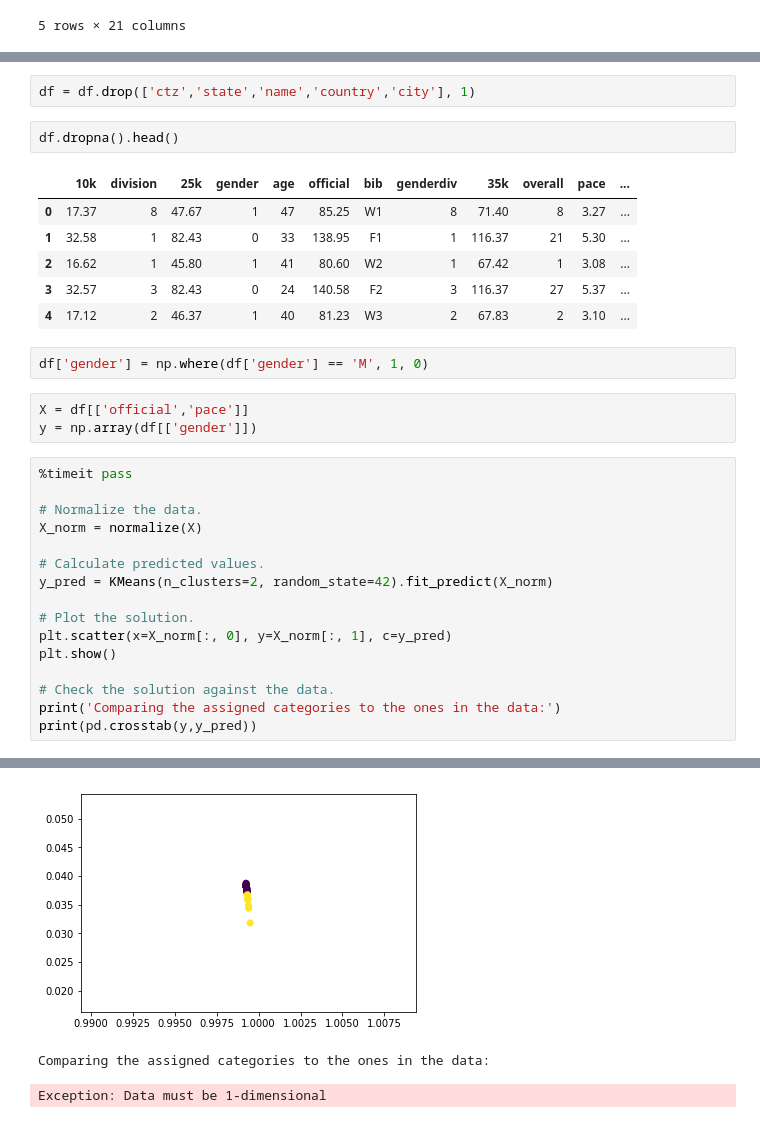
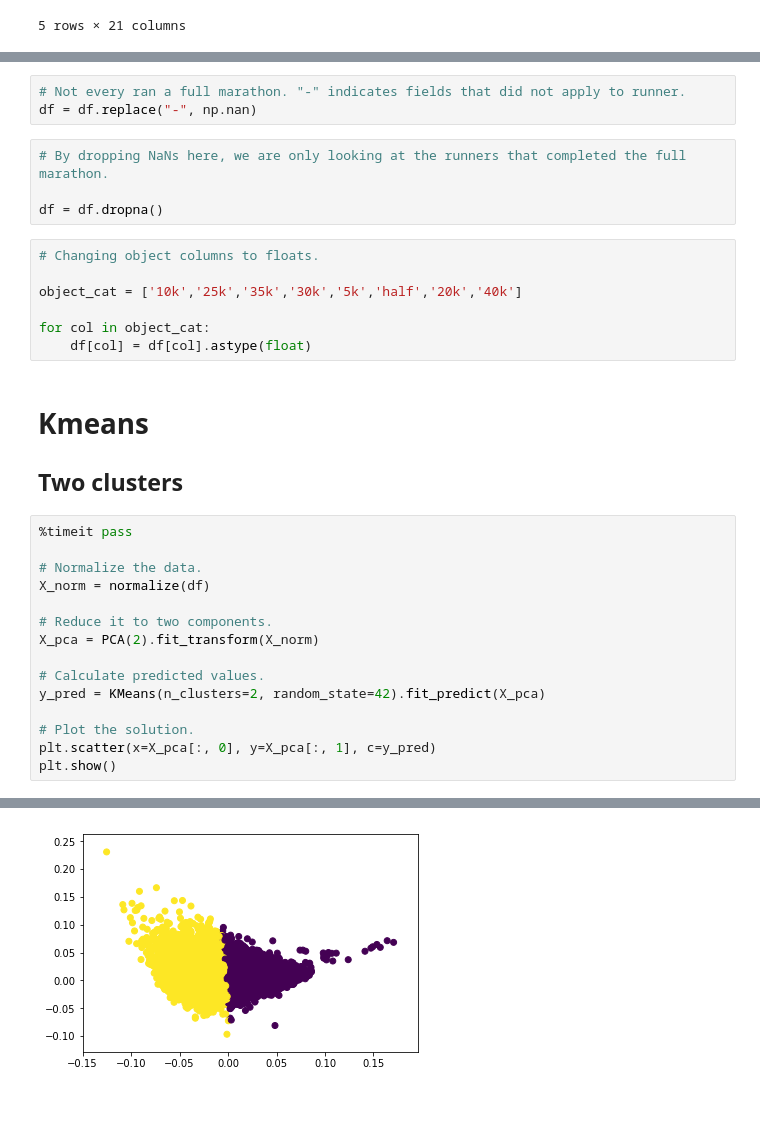
Before and after one commit to jlinGG/Thinkful-DS-Bootcamp, a Jupyter notebook: Challenge-4-2-5.ipynb, the cells around one changed output, grey strips where cells are left out. Saved outputs shown, nothing was run; the diff lists cells and outputs as text.

Commit message:
update boston marathon challenge

```diff
--- a/Challenge-4-2-5.ipynb
+++ b/Challenge-4-2-5.ipynb
@@ -52,33 +77,34 @@ memory usage: 5.1+ MB
-# %%
-df = df.drop(['ctz','state','name','country','city'], 1)
-# %%
-df.dropna().head()
-# %% [output]
-|  | 10k | division | 25k | gender | age | official | bib | genderdiv | 35k | overall | pace | ... |
-| 0 | 17.37 | 8 | 47.67 | 1 | 47 | 85.25 | W1 | 8 | 71.40 | 8 | 3.27 | ... |
-| 1 | 32.58 | 1 | 82.43 | 0 | 33 | 138.95 | F1 | 1 | 116.37 | 21 | 5.30 | ... |
-| 2 | 16.62 | 1 | 45.80 | 1 | 41 | 80.60 | W2 | 1 | 67.42 | 1 | 3.08 | ... |
-| 3 | 32.57 | 3 | 82.43 | 0 | 24 | 140.58 | F2 | 3 | 116.37 | 27 | 5.37 | ... |
-| 4 | 17.12 | 2 | 46.37 | 1 | 40 | 81.23 | W3 | 2 | 67.83 | 2 | 3.10 | ... |
-# %%
-df['gender'] = np.where(df['gender'] == 'M', 1, 0)
-# %%
-X = df[['official','pace']]
-y = np.array(df[['gender']])
+# %%
+# Not every ran a full marathon. "-" indicates fields that did not apply to runner.
+df = df.replace("-", np.nan)
+# %%
+# By dropping NaNs here, we are only looking at the runners that completed the full marathon.
+
+df = df.dropna()
+# %%
+# Changing object columns to floats.
+
+object_cat = ['10k','25k','35k','30k','5k','half','20k','40k']
+
+for col in object_cat:
+    df[col] = df[col].astype(float)
+# %% [markdown]
+# Kmeans
+
+## Two clusters
 # %%
 %timeit pass
 
 # Normalize the data.
-X_norm = normalize(X)
+X_norm = normalize(df)
+
+# Reduce it to two components.
+X_pca = PCA(2).fit_transform(X_norm)
 
 # Calculate predicted values.
-y_pred = KMeans(n_clusters=2, random_state=42).fit_predict(X_norm)
+y_pred = KMeans(n_clusters=2, random_state=42).fit_predict(X_pca)
 
 # Plot the solution.
-plt.scatter(x=X_norm[:, 0], y=X_norm[:, 1], c=y_pred)
+plt.scatter(x=X_pca[:, 0], y=X_pca[:, 1], c=y_pred)
 plt.show()
-
-# Check the solution against the data.
-print('Comparing the assigned categories to the ones in the data:')
-print(pd.crosstab(y,y_pred))
 # %% [output]
@@ -86,3 +112 @@ print(pd.crosstab(y,y_pred))
-[figure, old version]
+[figure, new version]
-Comparing the assigned categories to the ones in the data:
-Exception: Data must be 1-dimensional
```
Also changed, not shown: parts of 31 cells of this notebook.
